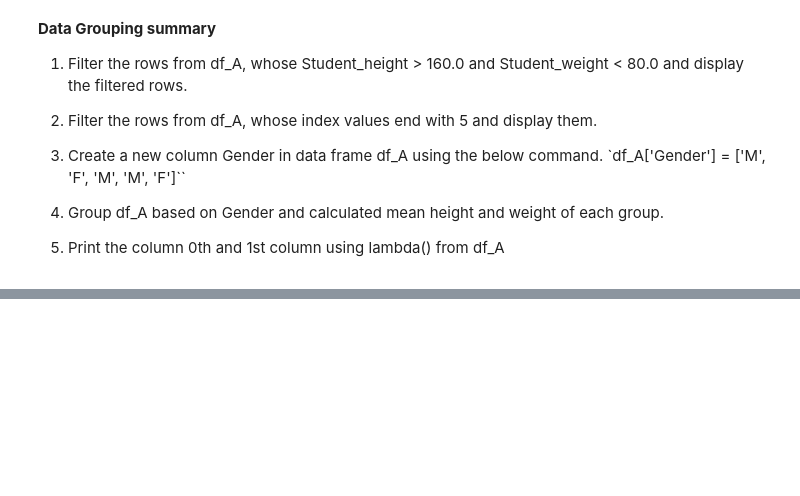
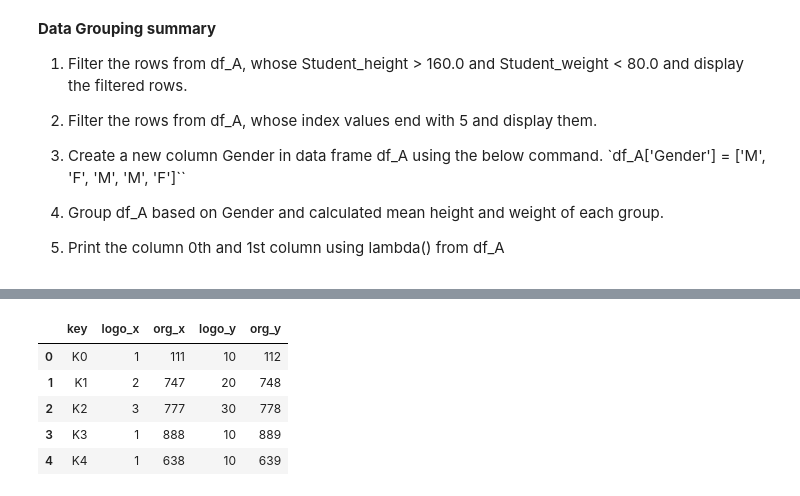
Before and after one commit to whatsupabhijit/py_rambling, a Jupyter notebook: pandas/panda.ipynb, the cells around one changed output, grey strips where cells are left out. Cells and saved outputs as stored; diff of their text form; code cells hidden in the pictures; blank space fills up the shorter version.

Commit message:
Added data merging questions

```diff
--- a/pandas/panda.ipynb
+++ b/pandas/panda.ipynb
@@ -1031,0 +1042,4 @@ s5    161.4      NaN
+# %%
+df1 = pd.DataFrame({'org': [111, 747, 777, 888, 638], 'logo': [1, 2, 3, 1, 1], 'key': ['K0', 'K1', 'K2', 'K3', 'K4']})
+df2 = pd.DataFrame({'org': [112, 748, 778, 889, 639], 'logo': [10, 20, 30, 10, 10], 'key': ['K0', 'K1', 'K2', 'K3', 'K4']})
+df1
@@ -1031,0 +1053,9 @@ s5    161.4      NaN
+# %%
+pd.DataFrame.merge(df1, df2, on='key')
+# %% [output]
+|  | key | logo_x | org_x | logo_y | org_y |
+| 0 | K0 | 1 | 111 | 10 | 112 |
+| 1 | K1 | 2 | 747 | 20 | 748 |
+| 2 | K2 | 3 | 777 | 30 | 778 |
+| 3 | K3 | 1 | 888 | 10 | 889 |
+| 4 | K4 | 1 | 638 | 10 | 639 |
```
Also changed, not shown: parts of 22 cells of this notebook.
